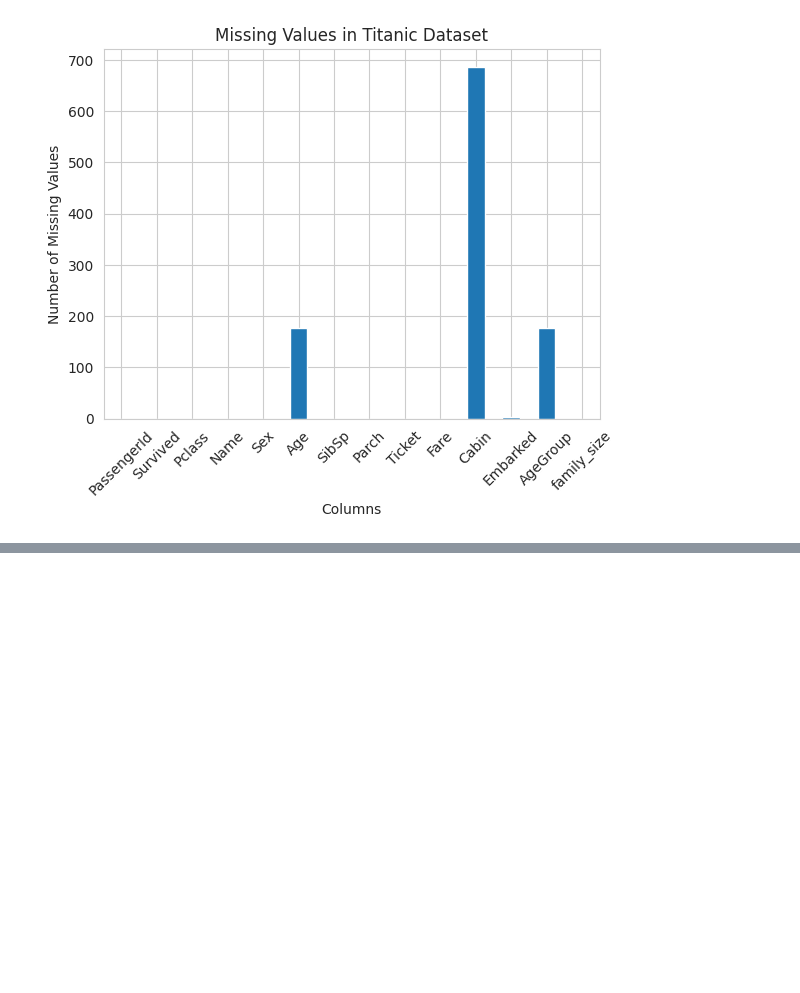
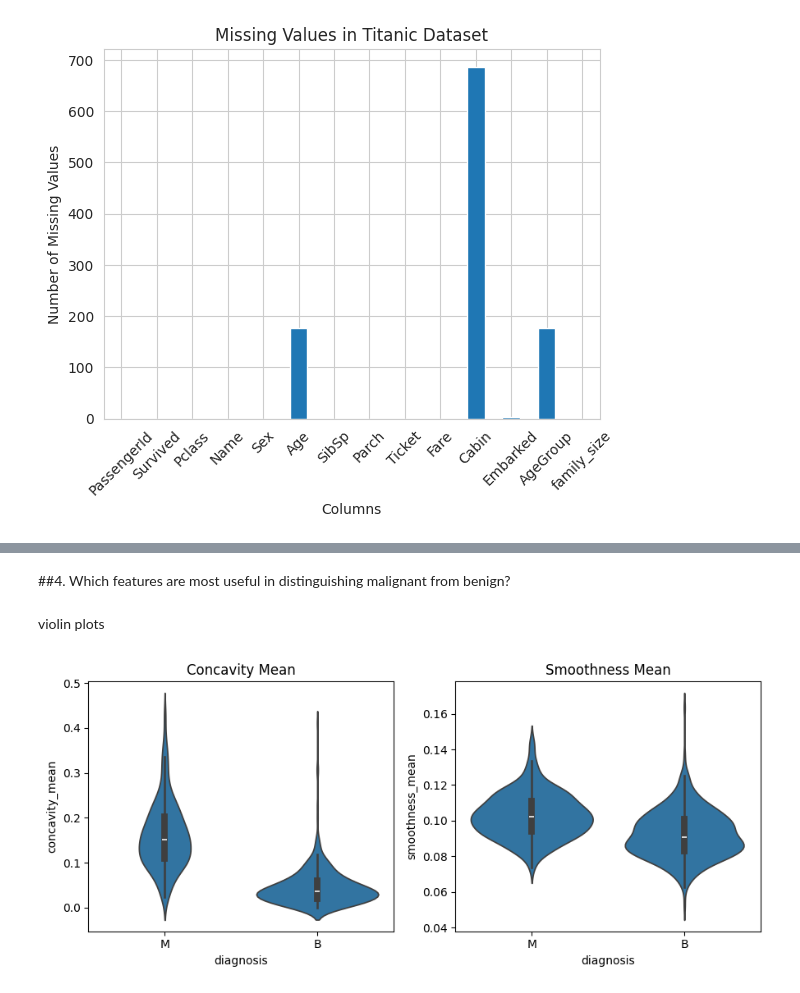
Before and after one commit to Gouri4666/MCA, a Jupyter notebook: sem3_lab/datascience/DataScience.ipynb, the cells around one changed output, grey strips where cells are left out. Cells and saved outputs as stored; diff of their text form; code cells hidden in the pictures; blank space fills up the shorter version.

```diff
--- a/sem3_lab/datascience/DataScience.ipynb
+++ b/sem3_lab/datascience/DataScience.ipynb
@@ -2062,0 +2141,17 @@ plt.show()
+# %% [markdown]
+##4. Which features are most useful in distinguishing malignant from benign?
+# %% [markdown]
+violin plots
+# %%
+fig, ax = plt.subplots(1, 2, figsize=(9, 4))
+
+sns.violinplot(data=df, x='diagnosis', y='concavity_mean', ax=ax[0])
+sns.violinplot(data=df, x='diagnosis', y='smoothness_mean', ax=ax[1])
+
+ax[0].set_title('Concavity Mean')
+ax[1].set_title('Smoothness Mean')
+
+plt.tight_layout()
+plt.show()
+# %% [output]
+[figure, added]
```
Also changed, not shown: parts of 45 cells of this notebook.
